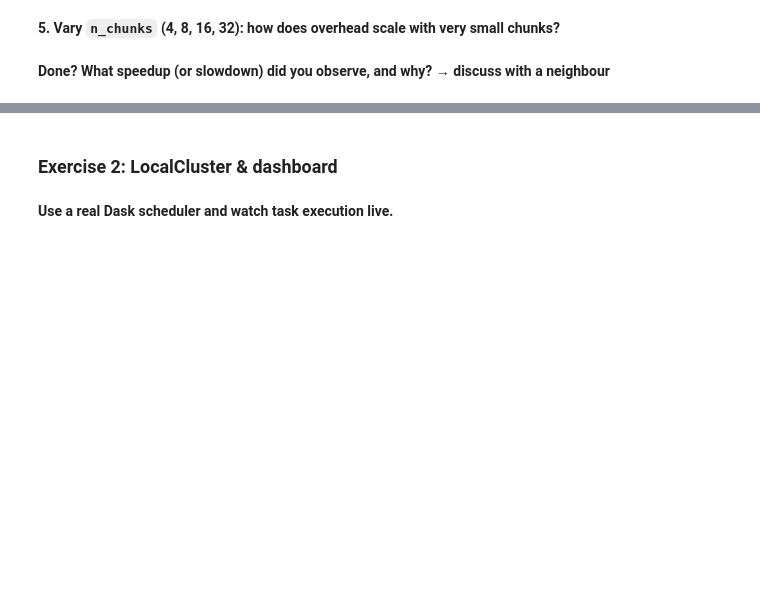
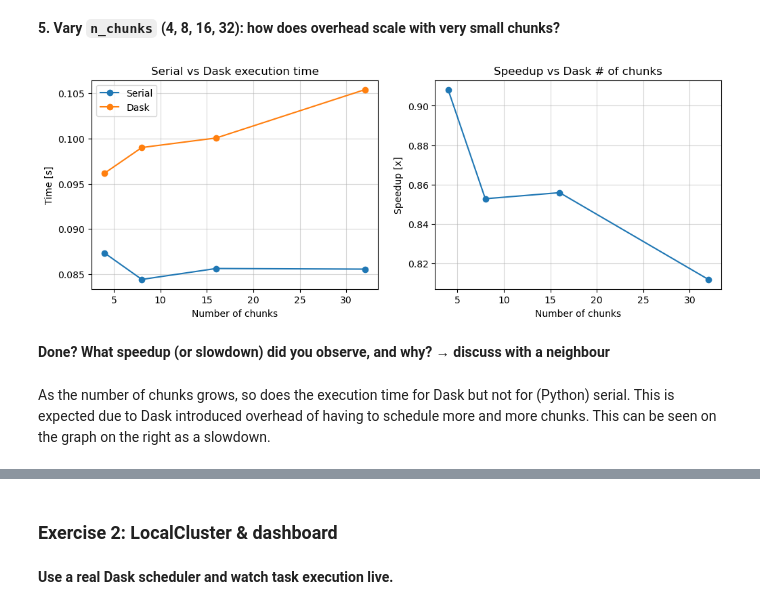
Before and after one commit to NDS8-TCP/nsc-mikkel, a Jupyter notebook: l06_exercises.ipynb, the cells around one changed output, grey strips where cells are left out. Saved outputs shown, nothing was run; the diff lists cells and outputs as text; code cells hidden in the pictures; blank space fills up the shorter version.

Commit message:
l06: exercise 1 done

```diff
--- a/l06_exercises.ipynb
+++ b/l06_exercises.ipynb
@@ -62,2 +116,50 @@ dask.visualize(*tasks, filename='task_graph.png')
+# %%
+from pathlib import Path
+import numpy as np
+
+
+ex1_file = Path("l06_ex1_res.npz")
+if not ex1_file.exists():
+    n_chunks, times_serial, times_dask = exercise1_compute()
+    np.savez(
+        ex1_file,
+        n_chunks=n_chunks,
+        times_serial=times_serial,
+        times_dask=times_dask
+    )
+# %%
+import matplotlib.pyplot as plt
+
+ex1_file_data = np.load(ex1_file)
+n_chunks = ex1_file_data["n_chunks"]
+times_serial = ex1_file_data["times_serial"]
+times_dask = ex1_file_data["times_dask"]
+
+speedups = times_serial / times_dask
+
+# figure
+fig, axes = plt.subplots(1, 2, figsize=(12, 4))
+
+# Times serial
+axes[0].plot(n_chunks, times_serial, marker="o", label="Serial")
+axes[0].plot(n_chunks, times_dask, marker="o", label="Dask")
+axes[0].set_xlabel("Number of chunks")
+axes[0].set_ylabel("Time [s]")
+axes[0].legend()
+axes[0].grid(alpha=0.5)
+axes[0].set_title("Serial vs Dask execution time")
+
+# Speedup
+axes[1].plot(n_chunks, speedups, marker="o")
+axes[1].set_xlabel("Number of chunks")
+axes[1].set_ylabel("Speedup [x]")
+axes[1].grid(alpha=0.5)
+axes[1].set_title("Speedup vs Dask # of chunks")
+
+plt.show()
+# %% [output]
+[figure, added]
 # %% [markdown]
 ****Done?** What speedup (or slowdown) did you observe, and why? → discuss with a neighbour**
+# %% [markdown]
+As the number of chunks grows, so does the execution time for Dask but not for (Python) serial. This is expected due to Dask introduced overhead of having to schedule more and more chunks. This can be seen on the graph on the right as a slowdown.
```
Also changed, not shown: parts of 11 cells of this notebook, 2 other files.
